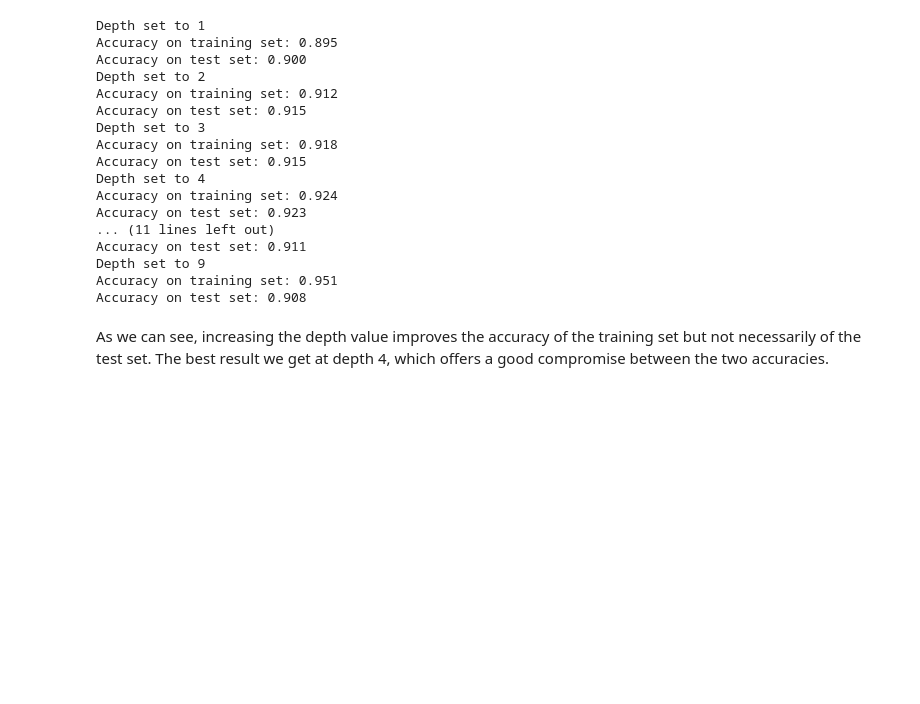
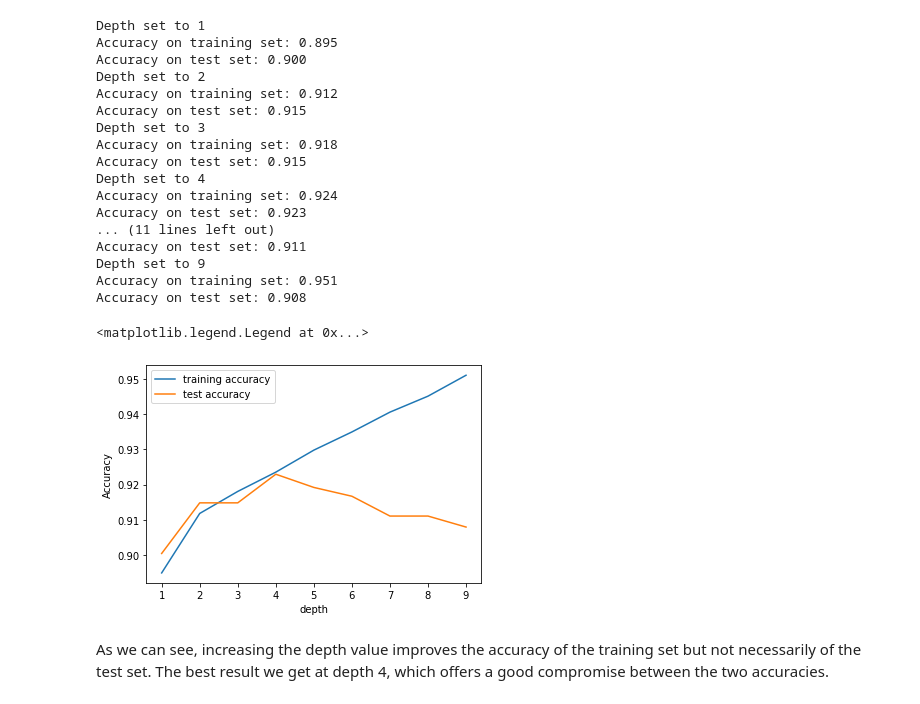
Before and after one commit to roussieau/masterthesis, a Jupyter notebook: src/machine_learning/Decision Trees.ipynb, the cells around one changed output. Drawn from its saved outputs; the diff is of its cells as text; code cells hidden in the pictures; blank space fills up the shorter version.

```diff
--- a/src/machine_learning/Decision Trees.ipynb
+++ b/src/machine_learning/Decision Trees.ipynb
@@ -68,6 +69,23 @@ Accuracy on test set: 0.911
 Depth set to 9
 Accuracy on training set: 0.951
 Accuracy on test set: 0.908
+# %%
+training_accuracy = []
+test_accuracy = []
+settings = range(1, 10)
+for v in settings:
+    clf = DecisionTreeClassifier(max_depth=v, random_state=0)
+    clf.fit(data_train, target_train)
+    training_accuracy.append(clf.score(data_train, target_train))
+    test_accuracy.append(clf.score(data_test, target_test))
+plt.plot(settings, training_accuracy, label="training accuracy")
+plt.plot(settings, test_accuracy, label="test accuracy")
+plt.ylabel("Accuracy")
+plt.xlabel("depth")
+plt.legend()
+# %% [output]
+<matplotlib.legend.Legend at 0x...>
+[figure, added]
 # %% [markdown]
 As we can see, increasing the depth value improves the accuracy of the training set but not necessarily of the test set. The best result we get at depth 4, which offers a good compromise between the two accuracies.
 # %% [markdown]
```
Also changed, not shown: parts of 6 cells of this notebook, 5 other files.
